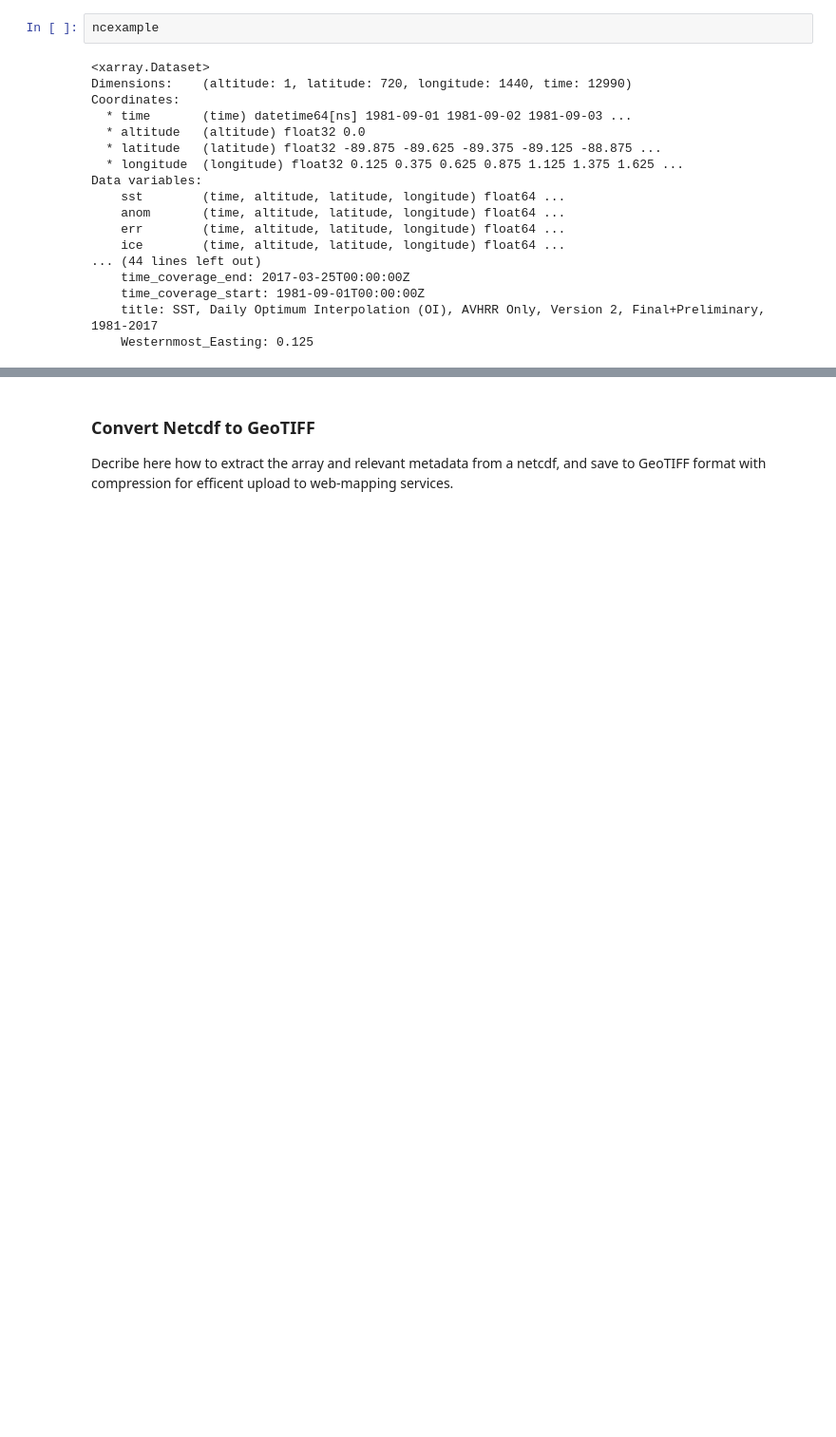
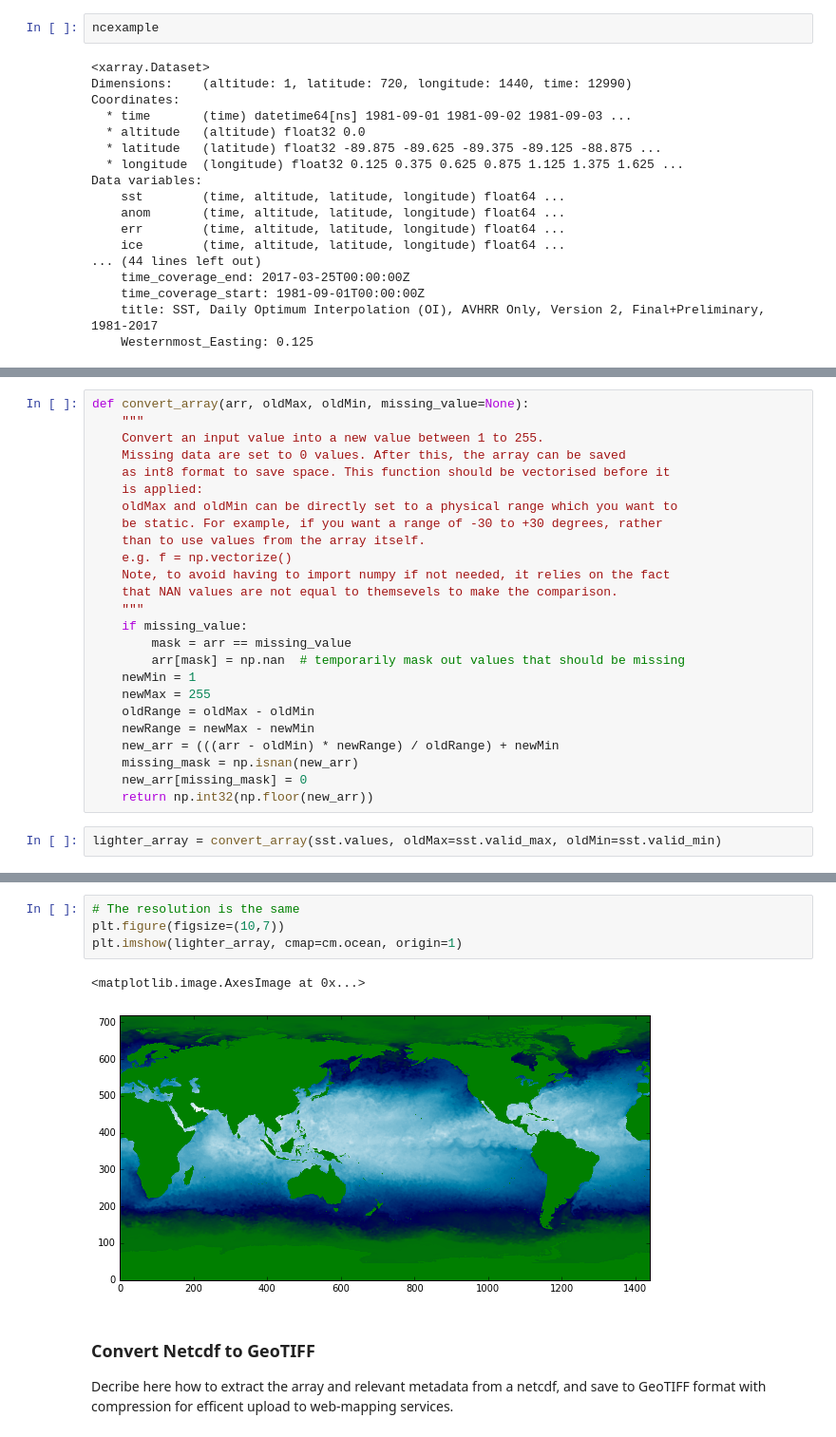
Before and after one commit to Vizzuality/data_sci_tutorials, a Jupyter notebook: work/Rasters_part1.ipynb, the cells around one changed output, grey strips where cells are left out. Shown at 95% size. Saved outputs shown, nothing was run; the diff lists cells and outputs as text; blank space fills up the shorter version.

```diff
--- a/work/Rasters_part1.ipynb
+++ b/work/Rasters_part1.ipynb
@@ -136,0 +228,27 @@ Describe here how to convert float values to int8 (depending on project goals).
+# %%
+def convert_array(arr, oldMax, oldMin, missing_value=None):
+    """
+    Convert an input value into a new value between 1 to 255.
+    Missing data are set to 0 values. After this, the array can be saved
+    as int8 format to save space. This function should be vectorised before it
+    is applied:
+    oldMax and oldMin can be directly set to a physical range which you want to
+    be static. For example, if you want a range of -30 to +30 degrees, rather
+    than to use values from the array itself.
+    e.g. f = np.vectorize()
+    Note, to avoid having to import numpy if not needed, it relies on the fact
+    that NAN values are not equal to themsevels to make the comparison.
+    """
+    if missing_value:
+        mask = arr == missing_value
+        arr[mask] = np.nan  # temporarily mask out values that should be missing
+    newMin = 1
+    newMax = 255
+    oldRange = oldMax - oldMin
+    newRange = newMax - newMin
+    new_arr = (((arr - oldMin) * newRange) / oldRange) + newMin
+    missing_mask = np.isnan(new_arr)
+    new_arr[missing_mask] = 0
+    return np.int32(np.floor(new_arr))
+# %%
+lighter_array = convert_array(sst.values, oldMax=sst.valid_max, oldMin=sst.valid_min)
@@ -137,3 +266,10 @@ Describe here how to convert float values to int8 (depending on project goals).
+# %%
+# The resolution is the same
+plt.figure(figsize=(10,7))
+plt.imshow(lighter_array, cmap=cm.ocean, origin=1)
+# %% [output]
+<matplotlib.image.AxesImage at 0x...>
+[figure, added]
 # %% [markdown]
 ### Convert Netcdf to GeoTIFF
 
```
Also changed, not shown: parts of 19 cells of this notebook, 3 other files.
